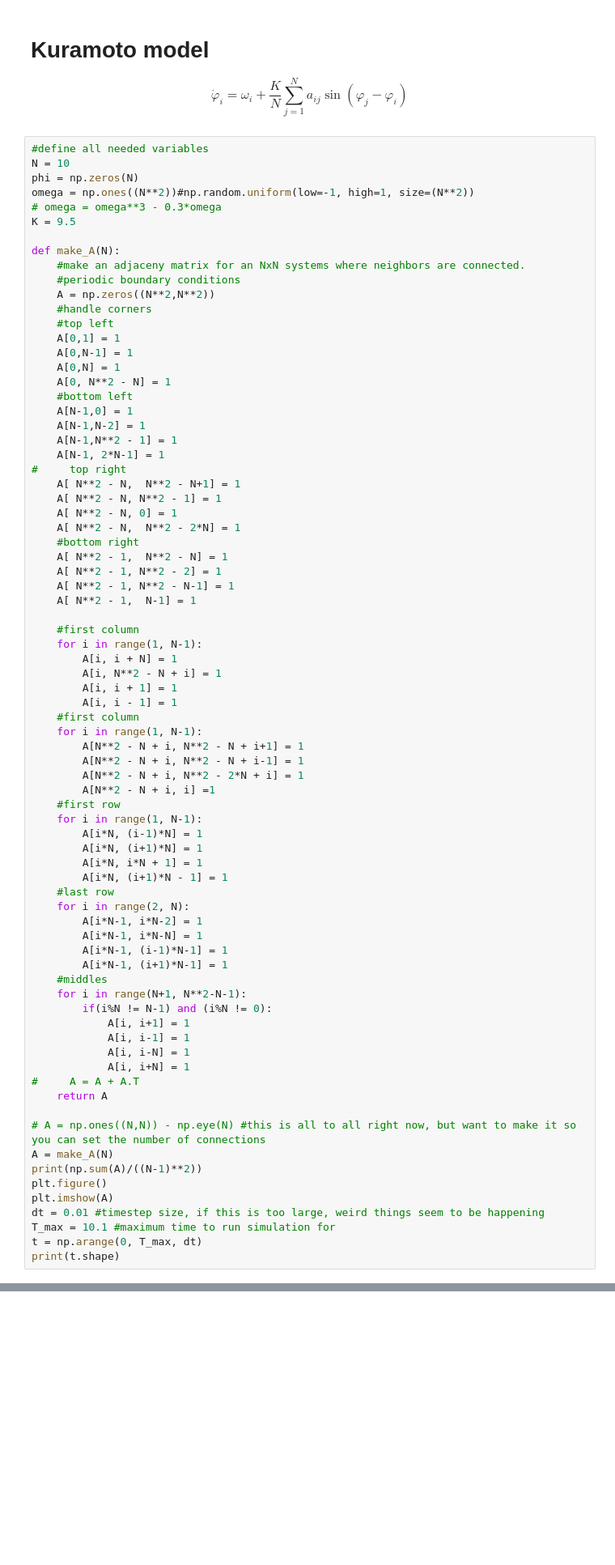
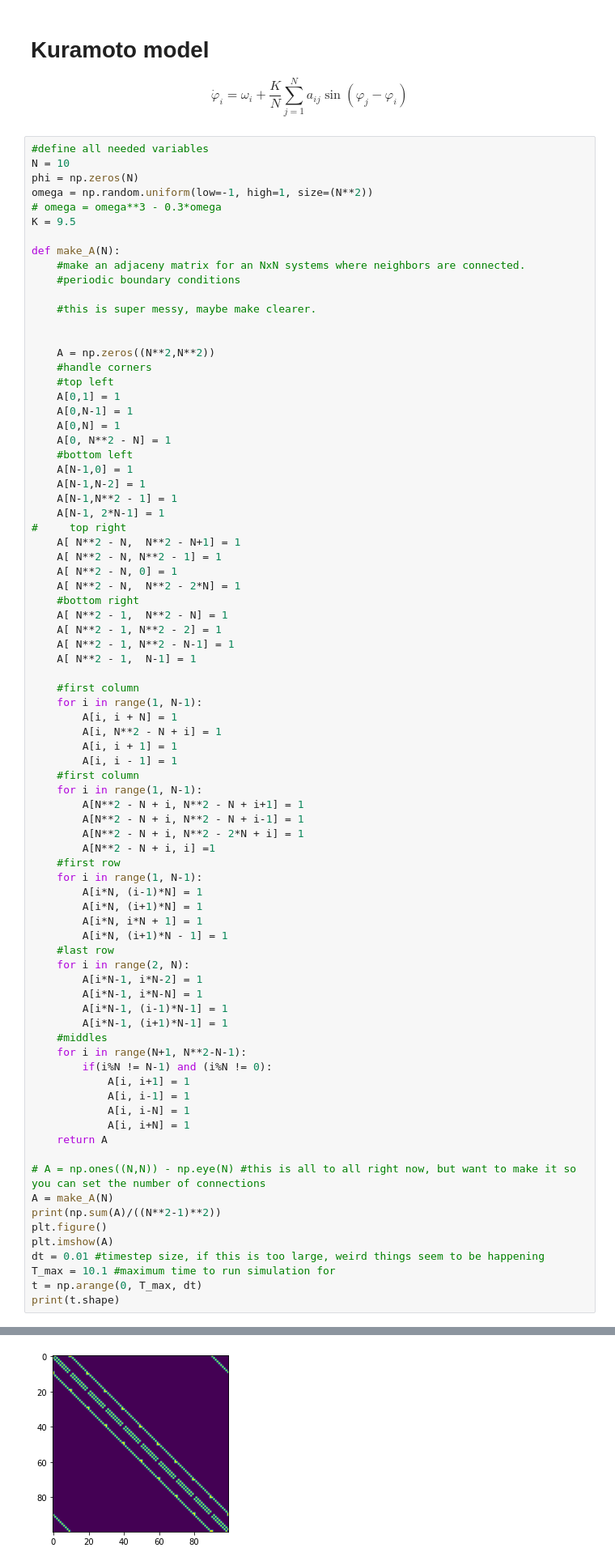
Before and after one commit to KatieJ16/Coupled_oscillators, a Jupyter notebook: Kuramoto_model_2d.ipynb, the cells around one changed output, grey strips where cells are left out. Shown: that part at 81% size. Saved outputs shown, nothing was run; the diff lists cells and outputs as text; blank space fills up the shorter version.

```diff
--- a/Kuramoto_model_2d.ipynb
+++ b/Kuramoto_model_2d.ipynb
@@ -12,13 +10,17 @@ $$ \dot \varphi_i = \omega_i + \frac K N \sum_{j=1}^N{a_{ij}}\sin(\varphi_j - \v
 #define all needed variables
 N = 10
 phi = np.zeros(N)
-omega = np.ones((N**2))#np.random.uniform(low=-1, high=1, size=(N**2))
+omega = np.random.uniform(low=-1, high=1, size=(N**2))
 # omega = omega**3 - 0.3*omega
 K = 9.5
 
 def make_A(N):
     #make an adjaceny matrix for an NxN systems where neighbors are connected.
     #periodic boundary conditions
+
+    #this is super messy, maybe make clearer.
+
+
     A = np.zeros((N**2,N**2))
     #handle corners
     #top left
@@ -73,12 +75,11 @@ def make_A(N):
             A[i, i-1] = 1
             A[i, i-N] = 1
             A[i, i+N] = 1
-#     A = A + A.T
     return A
 
 # A = np.ones((N,N)) - np.eye(N) #this is all to all right now, but want to make it so you can set the number of connections
 A = make_A(N)
-print(np.sum(A)/((N-1)**2))
+print(np.sum(A)/((N**2-1)**2))
 plt.figure()
 plt.imshow(A)
 dt = 0.01 #timestep size, if this is too large, weird things seem to be happening
@@ -93,2 +92,3 @@ print(t.shape)
+[figure, added]
 # %%
 def phi_dot(phi, t, omega, K, A):
```
Also changed, not shown: parts of 16 cells of this notebook.
